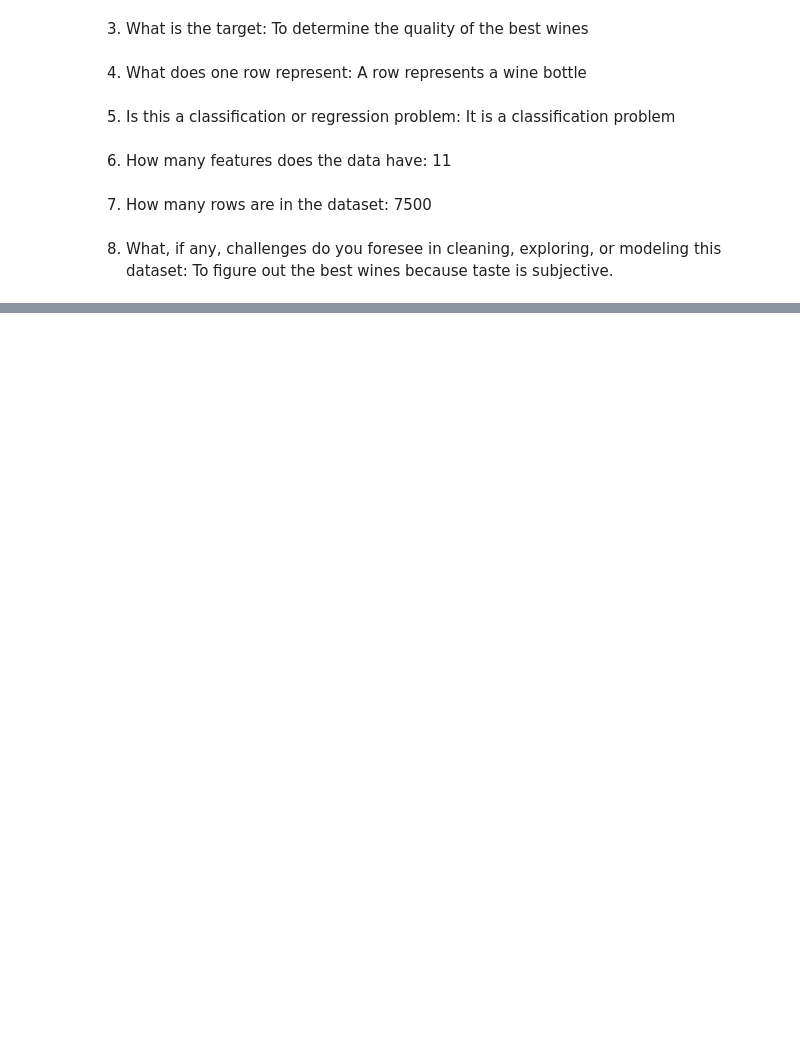
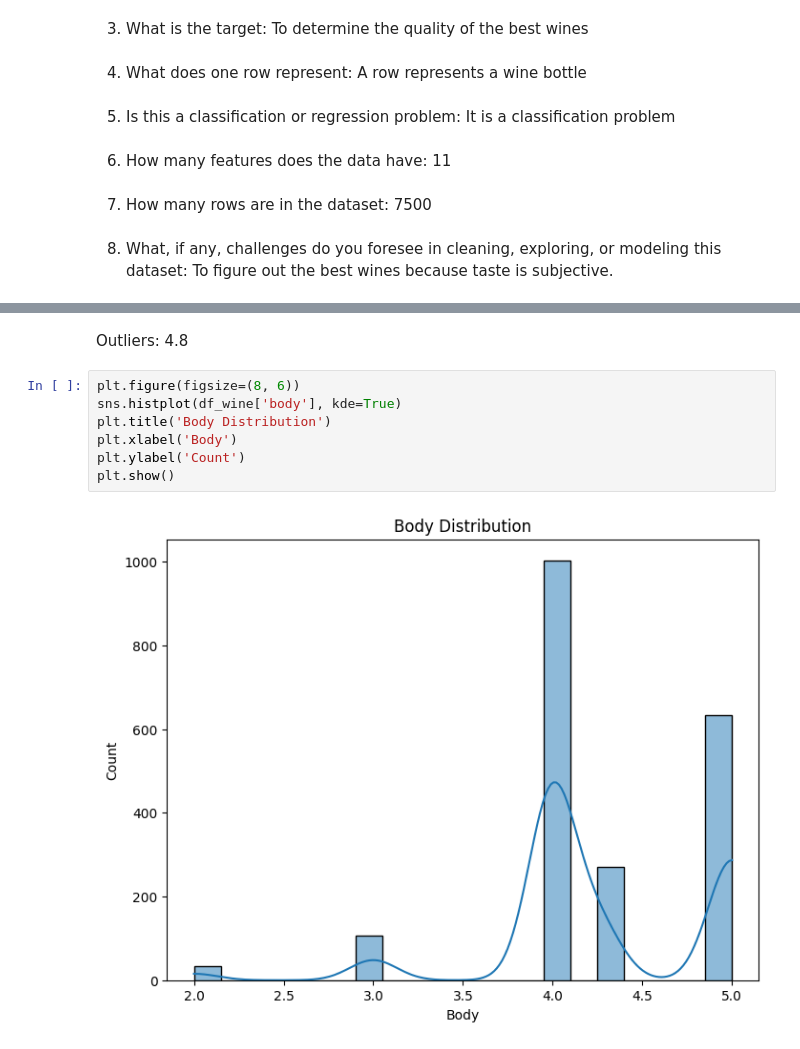
Before and after one commit to jrohn34/Cirrhosis_Classification, a Jupyter notebook: Project2.ipynb, the cells around one changed output, grey strips where cells are left out. Cells and saved outputs as stored; diff of their text form; blank space fills up the shorter version.

```diff
--- a/Project2.ipynb
+++ b/Project2.ipynb
@@ -110,0 +197,11 @@ The following data contains the information collected from the Mayo Clinic trial
+# %% [markdown]
+Outliers: 4.8
+# %%
+plt.figure(figsize=(8, 6))
+sns.histplot(df_wine['body'], kde=True)
+plt.title('Body Distribution')
+plt.xlabel('Body')
+plt.ylabel('Count')
+plt.show()
+# %% [output]
+[figure, added]
```
Also changed, not shown: parts of 52 cells of this notebook.
